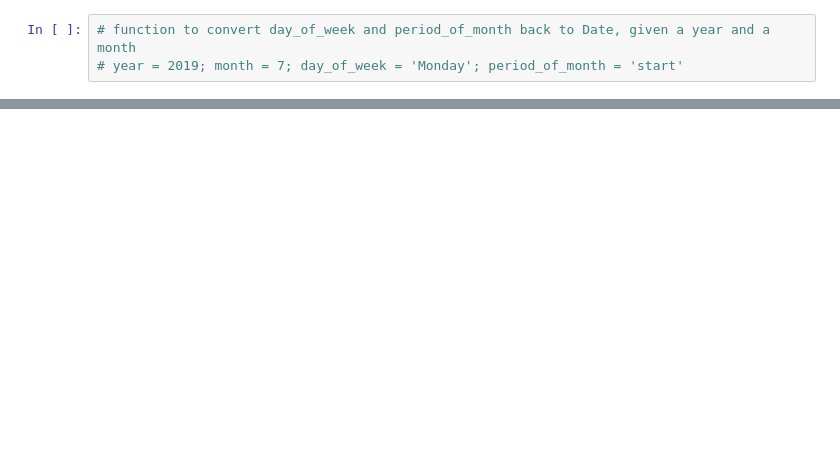
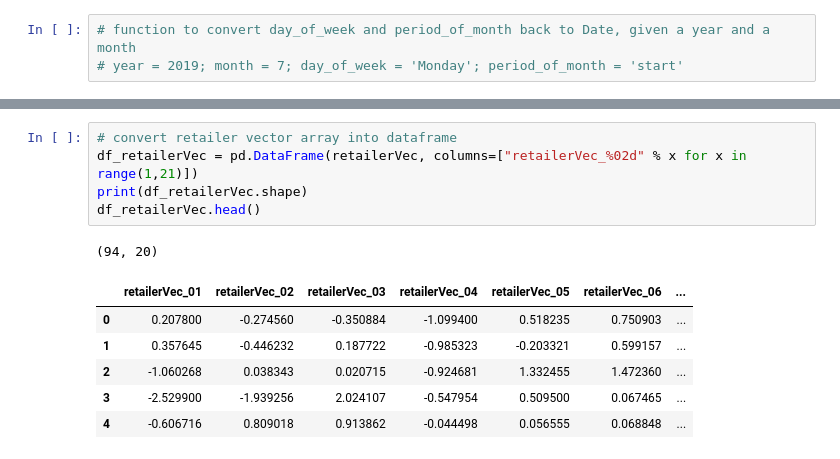
Before and after one commit to rui-zhang-ocean/Predict_Transactions, a Jupyter notebook: build_synthesizer.ipynb, the cells around one changed output, grey strips where cells are left out. Cells and saved outputs as stored; diff of their text form; blank space fills up the shorter version.

```diff
--- a/build_synthesizer.ipynb
+++ b/build_synthesizer.ipynb
@@ -156,0 +163,13 @@ retailerVec.shape
+# %%
+# convert retailer vector array into dataframe
+df_retailerVec = pd.DataFrame(retailerVec, columns=["retailerVec_%02d" % x for x in range(1,21)])
+print(df_retailerVec.shape)
+df_retailerVec.head()
+# %% [output]
+(94, 20)
+|  | retailerVec_01 | retailerVec_02 | retailerVec_03 | retailerVec_04 | retailerVec_05 | retailerVec_06 | ... |
+| 0 | 0.207800 | -0.274560 | -0.350884 | -1.099400 | 0.518235 | 0.750903 | ... |
+| 1 | 0.357645 | -0.446232 | 0.187722 | -0.985323 | -0.203321 | 0.599157 | ... |
+| 2 | -1.060268 | 0.038343 | 0.020715 | -0.924681 | 1.332455 | 1.472360 | ... |
+| 3 | -2.529900 | -1.939256 | 2.024107 | -0.547954 | 0.509500 | 0.067465 | ... |
+| 4 | -0.606716 | 0.809018 | 0.913862 | -0.044498 | 0.056555 | 0.068848 | ... |
```
Also changed, not shown: parts of 16 cells of this notebook.
